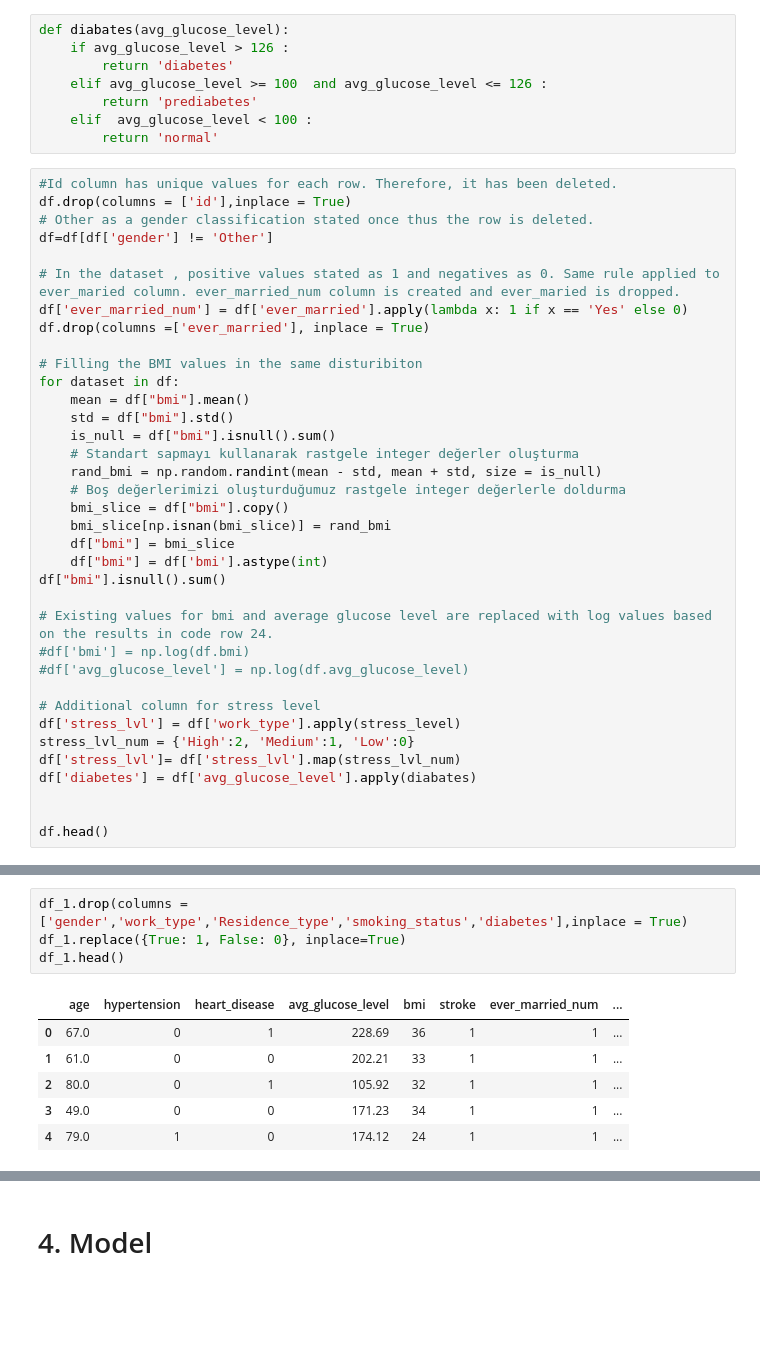
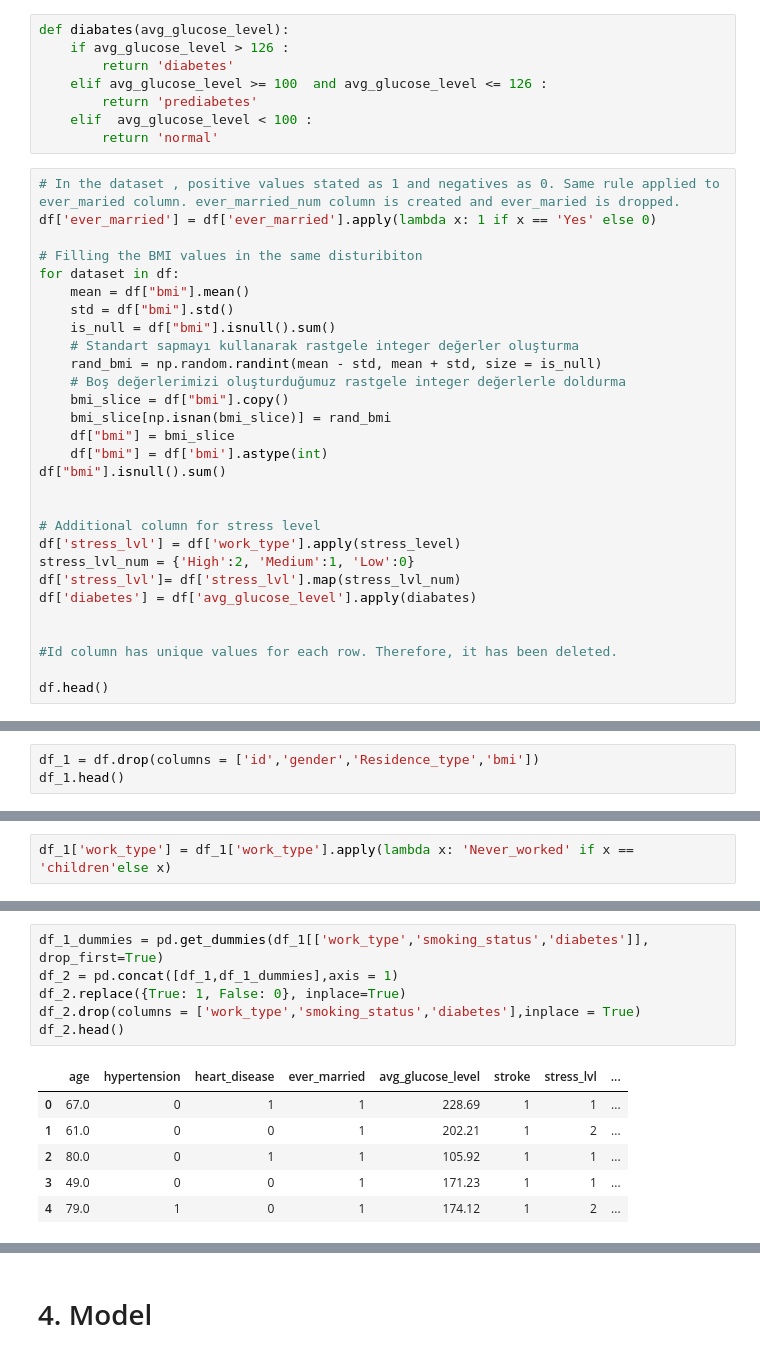
Before and after one commit to burakakay/Project-3-Machine-Learning-Classification-, a Jupyter notebook: stroke-prediction.ipynb, the cells around one changed output, grey strips where cells are left out. Drawn from its saved outputs; the diff is of its cells as text; blank space fills up the shorter version.

```diff
--- a/stroke-prediction.ipynb
+++ b/stroke-prediction.ipynb
@@ -369,14 +480,8 @@ def diabates(avg_glucose_level):
     elif  avg_glucose_level < 100 :
         return 'normal'
 # %%
-#Id column has unique values for each row. Therefore, it has been deleted.
-df.drop(columns = ['id'],inplace = True)
-# Other as a gender classification stated once thus the row is deleted.
-df=df[df['gender'] != 'Other']
-
 # In the dataset , positive values stated as 1 and negatives as 0. Same rule applied to ever_maried column. ever_married_num column is created and ever_maried is dropped.
-df['ever_married_num'] = df['ever_married'].apply(lambda x: 1 if x == 'Yes' else 0)
-df.drop(columns =['ever_married'], inplace = True)
+df['ever_married'] = df['ever_married'].apply(lambda x: 1 if x == 'Yes' else 0)
 
 # Filling the BMI values in the same disturibiton
 for dataset in df:
@@ -392,9 +497,6 @@ for dataset in df:
     df["bmi"] = df['bmi'].astype(int)
 df["bmi"].isnull().sum()
 
-# Existing values for bmi and average glucose level are replaced with log values based on the results in code row 24.
-#df['bmi'] = np.log(df.bmi)
-#df['avg_glucose_level'] = np.log(df.avg_glucose_level)
 
 # Additional column for stress level
 df['stress_lvl'] = df['work_type'].apply(stress_level)
@@ -403,5 +505,7 @@ df['stress_lvl']= df['stress_lvl'].map(stress_lvl_num)
 df['diabetes'] = df['avg_glucose_level'].apply(diabates)
 
 
+#Id column has unique values for each row. Therefore, it has been deleted.
+
 df.head()
 # %% [output]
@@ -425,0 +518,3 @@ df_1.head()
+# %%
+df_1 = df.drop(columns = ['id','gender','Residence_type','bmi'])
+df_1.head()
@@ -425,0 +528,2 @@ df_1.head()
+# %%
+df_1['work_type'] = df_1['work_type'].apply(lambda x: 'Never_worked' if x == 'children'else x)
@@ -426,11 +581,13 @@ df_1.head()
 # %%
-df_1.drop(columns = ['gender','work_type','Residence_type','smoking_status','diabetes'],inplace = True)
-df_1.replace({True: 1, False: 0}, inplace=True)
-df_1.head()
+df_1_dummies = pd.get_dummies(df_1[['work_type','smoking_status','diabetes']], drop_first=True)
+df_2 = pd.concat([df_1,df_1_dummies],axis = 1)
+df_2.replace({True: 1, False: 0}, inplace=True)
+df_2.drop(columns = ['work_type','smoking_status','diabetes'],inplace = True)
+df_2.head()
 # %% [output]
-|  | age | hypertension | heart_disease | avg_glucose_level | bmi | stroke | ever_married_num | ... |
-| 0 | 67.0 | 0 | 1 | 228.69 | 36 | 1 | 1 | ... |
-| 1 | 61.0 | 0 | 0 | 202.21 | 33 | 1 | 1 | ... |
-| 2 | 80.0 | 0 | 1 | 105.92 | 32 | 1 | 1 | ... |
-| 3 | 49.0 | 0 | 0 | 171.23 | 34 | 1 | 1 | ... |
-| 4 | 79.0 | 1 | 0 | 174.12 | 24 | 1 | 1 | ... |
+|  | age | hypertension | heart_disease | ever_married | avg_glucose_level | stroke | stress_lvl | ... |
+| 0 | 67.0 | 0 | 1 | 1 | 228.69 | 1 | 1 | ... |
+| 1 | 61.0 | 0 | 0 | 1 | 202.21 | 1 | 2 | ... |
+| 2 | 80.0 | 0 | 1 | 1 | 105.92 | 1 | 1 | ... |
+| 3 | 49.0 | 0 | 0 | 1 | 171.23 | 1 | 1 | ... |
+| 4 | 79.0 | 1 | 0 | 1 | 174.12 | 1 | 2 | ... |
```
Also changed, not shown: parts of 60 cells of this notebook.
